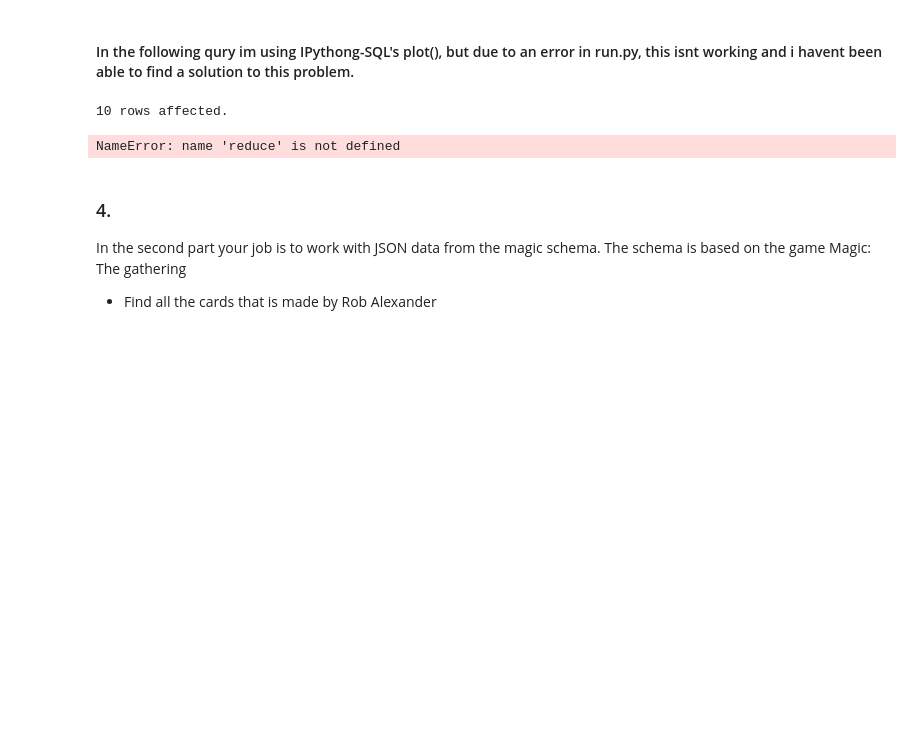
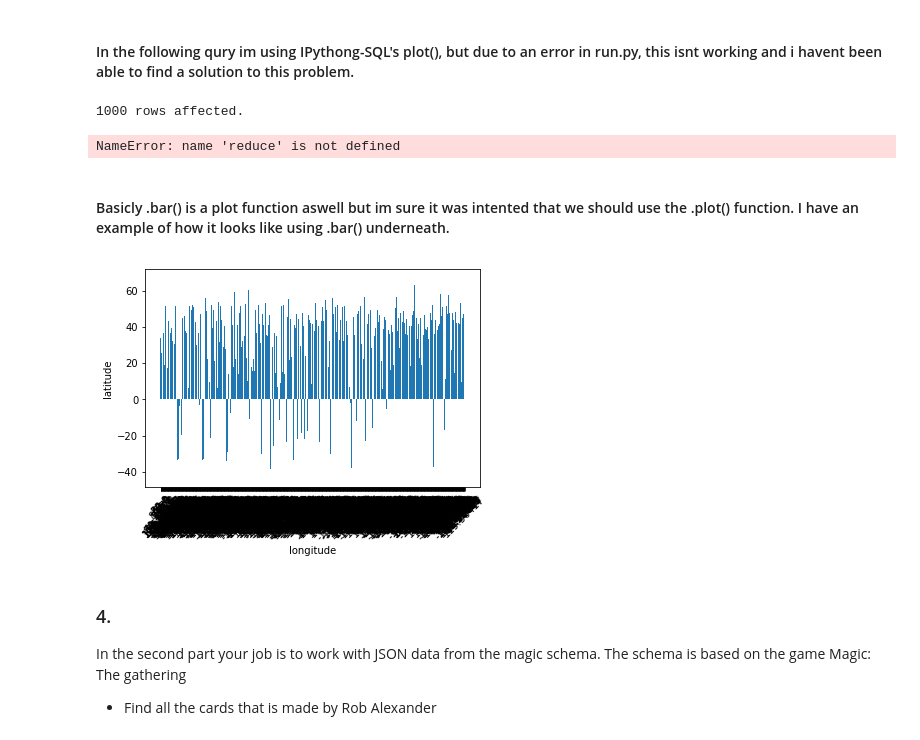
Before and after one commit to michael2750/Assignment-8---Spatial-data-and-Magic-The-Gathering, a Jupyter notebook: Assignment 8 - Spatial data and Magic The Gathering.ipynb, the cells around one changed output. Cells and saved outputs as stored; diff of their text form; code cells hidden in the pictures; blank space fills up the shorter version.

```diff
--- a/Assignment 8 - Spatial data and Magic The Gathering.ipynb
+++ b/Assignment 8 - Spatial data and Magic The Gathering.ipynb
@@ -86,14 +86,21 @@ Plot the latitude and longitude of the largest 1000 populations on a 2-D scatter
 # %% [markdown]
 #### In the following qury im using IPythong-SQL's plot(), but due to an error in run.py, this isnt working and i havent been able to find a solution to this problem.
 # %%
-result = %sql SELECT longitude, latitude FROM geonames ORDER BY population DESC LIMIT 10;
-
-from functools import reduce;
-
-result.plot();
+result = %sql SELECT longitude, latitude FROM geonames ORDER BY population DESC LIMIT 1000;
 # %% [output]
-10 rows affected.
+1000 rows affected.
-NameError: name 'reduce' is not defined
+# %%
+from functools import reduce
+
+result.plot();
+# %% [output]
+NameError: name 'reduce' is not defined
+# %% [markdown]
+#### Basicly .bar() is a plot function aswell but im sure it was intented that we should use the .plot() function. I have an example of how it looks like using .bar() underneath.
+# %%
+result.bar();
+# %% [output]
+[figure, added]
 # %% [markdown]
 ### 4.
 In the second part your job is to work with JSON data from the magic schema. The schema is based on the game Magic: The gathering
```
